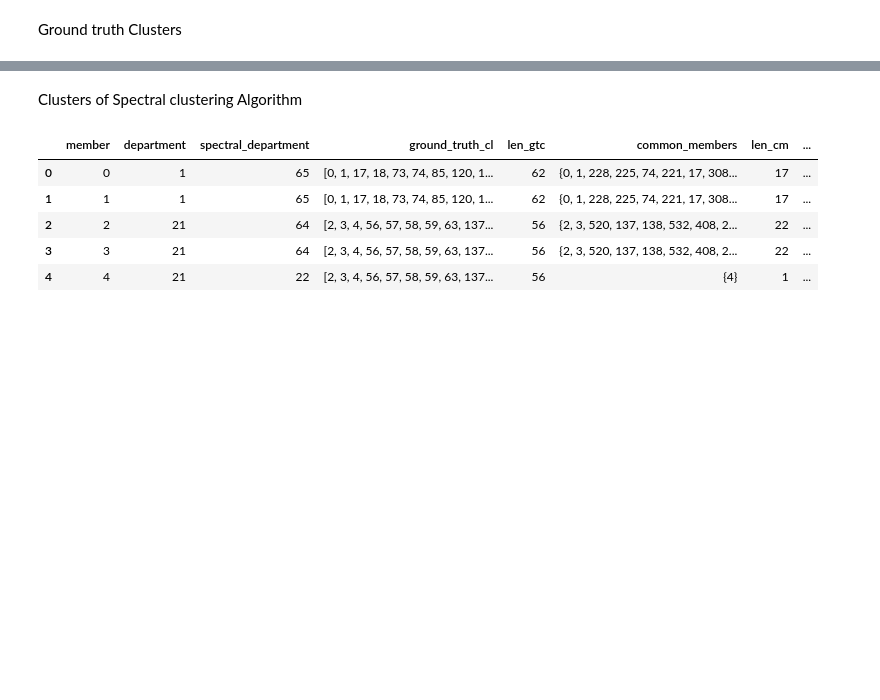
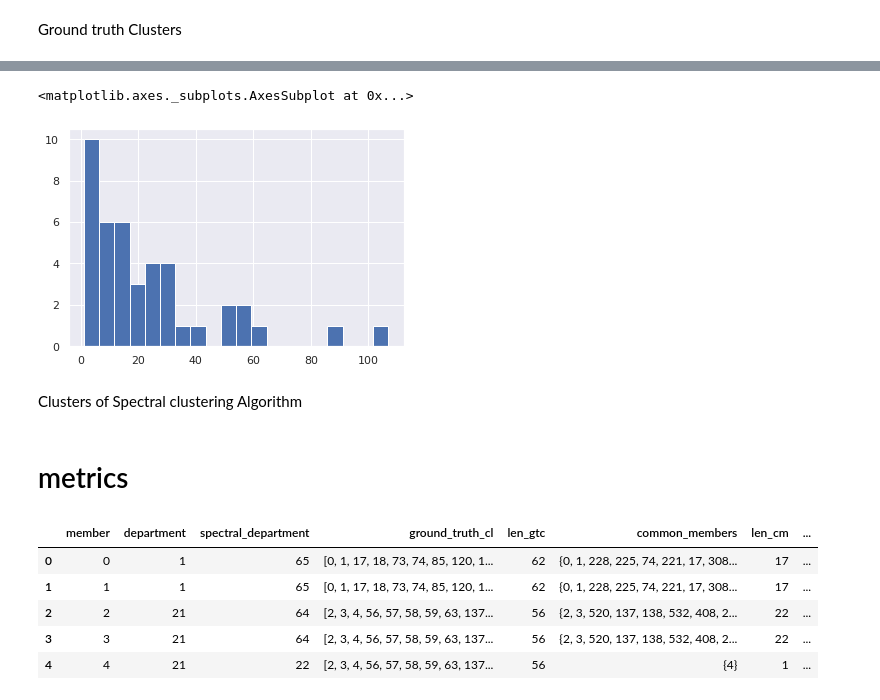
Before and after one commit to contribcode/social_networks_theory_and_practice, a Jupyter notebook: Social_Networks.ipynb, the cells around one changed output, grey strips where cells are left out. Saved outputs shown, nothing was run; the diff lists cells and outputs as text; code cells hidden in the pictures; blank space fills up the shorter version.

Commit message:
added Louvain metrics

```diff
--- a/Social_Networks.ipynb
+++ b/Social_Networks.ipynb
@@ -198,0 +217,10 @@ s = clusters.apply(lambda row: add_cluster_member(row.member,
+# %%
+len_list = list()
+
+for k, v in ground_truth_clusters.items():
+
+  cluster_len = len(v)
+  len_list.append(cluster_len)
+# %%
+gt_df = pd.DataFrame(data=len_list, columns=['cluster_length'])
+gt_df
@@ -199,3 +247,8 @@ s = clusters.apply(lambda row: add_cluster_member(row.member,
+# %%
+gt_df.cluster_length.hist(bins=20)
+# %% [output]
+<matplotlib.axes._subplots.AxesSubplot at 0x...>
+[figure, added]
 # %% [markdown]
 Clusters of Spectral clustering Algorithm
 # %%
@@ -209,6 +262,8 @@ for idx, n in enumerate(colors):
 # %%
 def ground_truth_cl(department):
   return ground_truth_clusters[department]
+# %% [markdown]
+# metrics
 # %%
 def common_members(department, spectral_department):
   spectral_cl = set(spectral_clusters[spectral_department])
```
Also changed, not shown: parts of 27 cells of this notebook.
